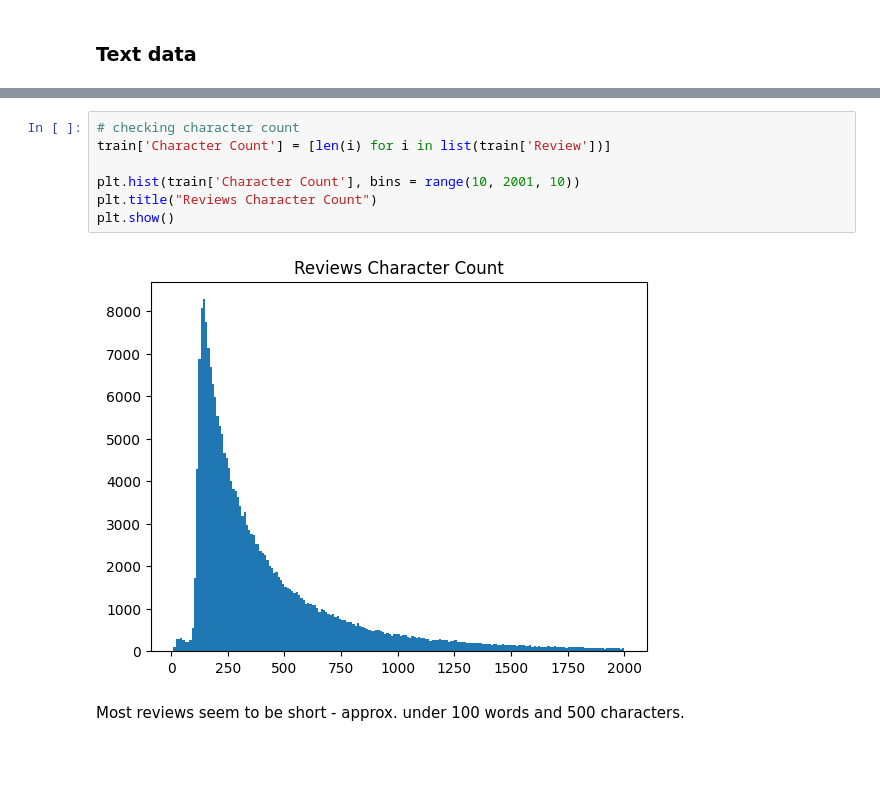
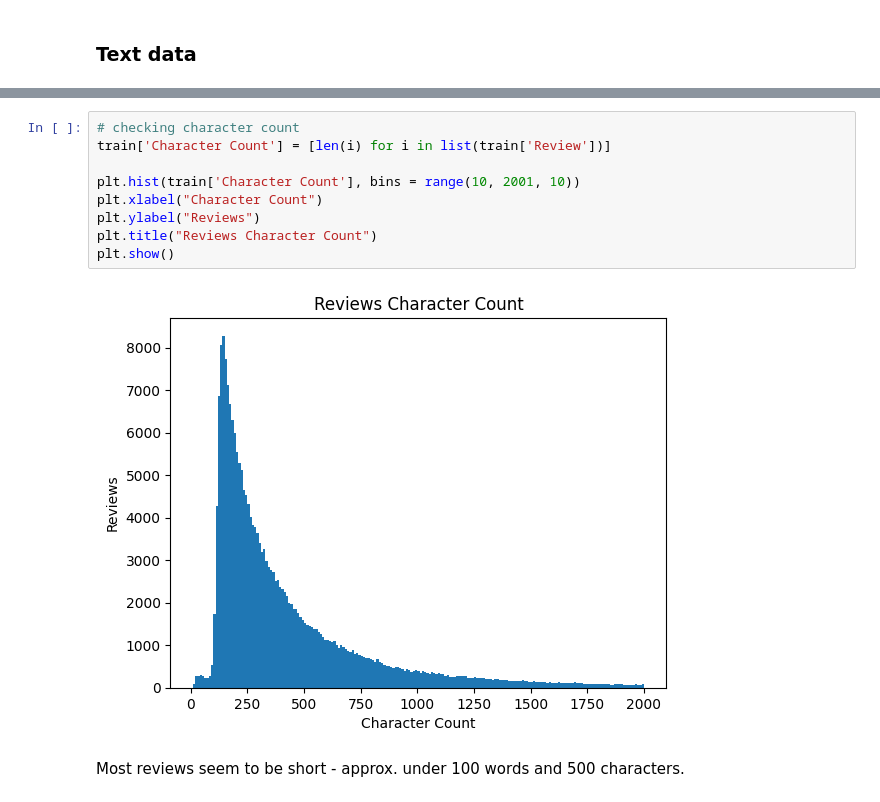
Before and after one commit to psychoanalyzing-twitter/amazon-review-analysis, a Jupyter notebook: cw2.ipynb, the cells around one changed output, grey strips where cells are left out. Drawn from its saved outputs; the diff is of its cells as text; blank space fills up the shorter version.

```diff
--- a/cw2.ipynb
+++ b/cw2.ipynb
@@ -98,12 +104,14 @@ plt.show()
 # %%
 # checking character count
 train['Character Count'] = [len(i) for i in list(train['Review'])]
 
 plt.hist(train['Character Count'], bins = range(10, 2001, 10))
+plt.xlabel("Character Count")
+plt.ylabel("Reviews")
 plt.title("Reviews Character Count")
 plt.show()
 # %% [output]
-[figure, old version]
+[figure, new version]
 # %% [markdown]
 Most reviews seem to be short - approx. under 100 words and 500 characters.
 # %% [markdown]
```
Also changed, not shown: parts of 3 cells of this notebook.
